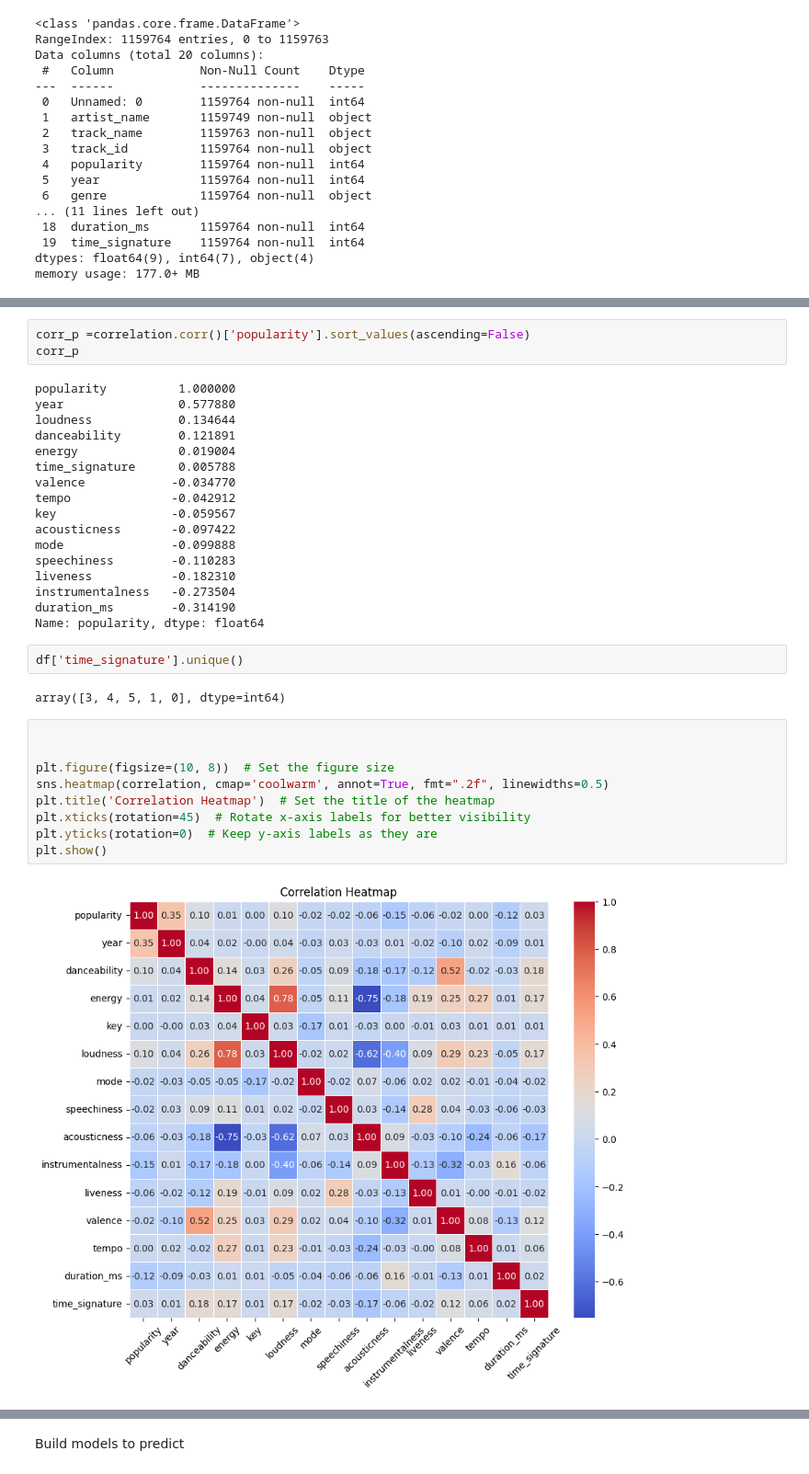
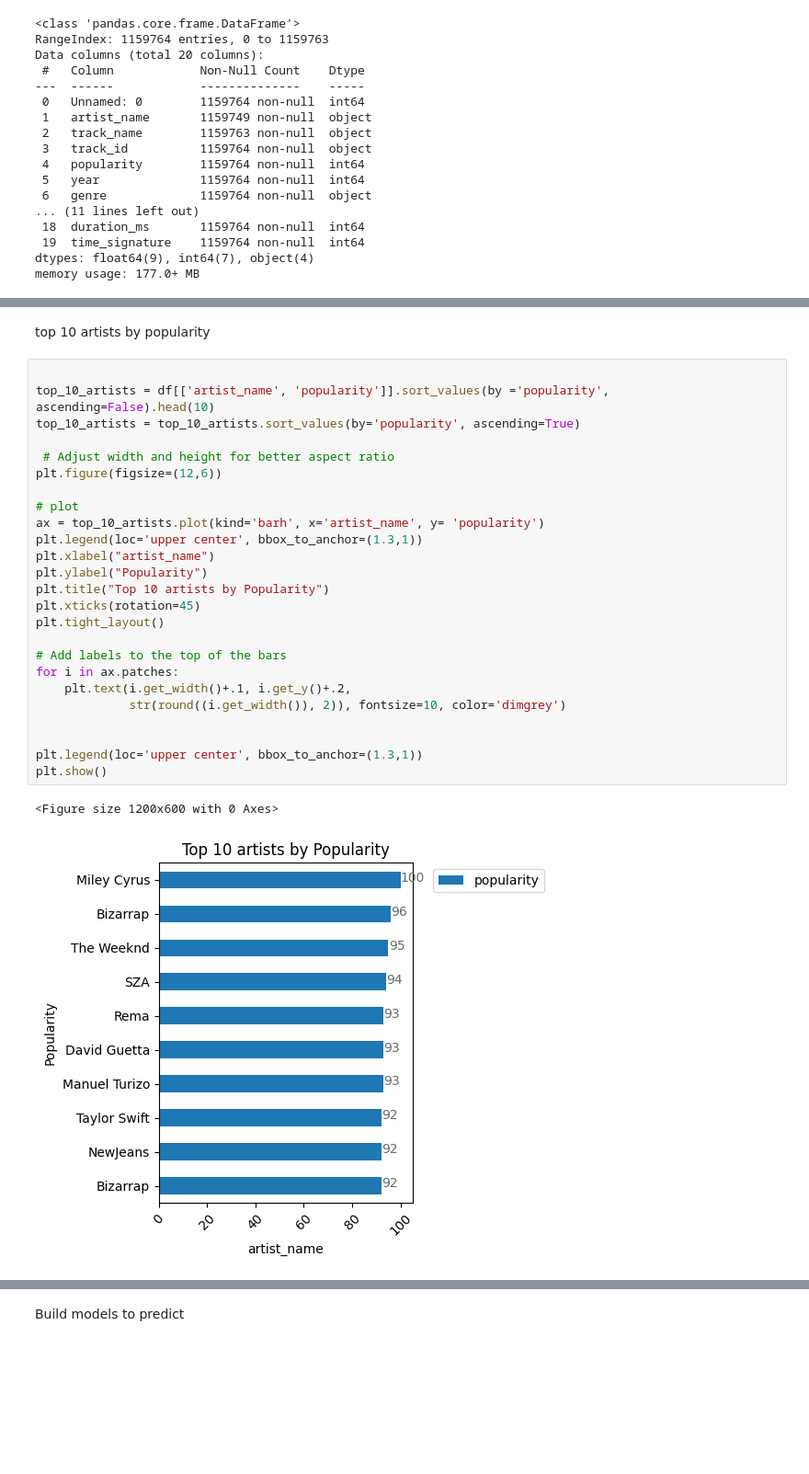
Before and after one commit to annwanginnt/data_scirence, a Jupyter notebook: groupwork.ipynb, the cells around one changed output, grey strips where cells are left out. Shown at 92% size. Drawn from its saved outputs; the diff is of its cells as text; blank space fills up the shorter version.

```diff
--- a/groupwork.ipynb
+++ b/groupwork.ipynb
@@ -159,35 +321,30 @@ time_signature          1.000000
-# %%
-corr_p =correlation.corr()['popularity'].sort_values(ascending=False)
-corr_p
-# %% [output]
-popularity          1.000000
-year                0.577880
-loudness            0.134644
-danceability        0.121891
-energy              0.019004
-time_signature      0.005788
-valence            -0.034770
-tempo              -0.042912
-key                -0.059567
-acousticness       -0.097422
-mode               -0.099888
-speechiness        -0.110283
-liveness           -0.182310
-instrumentalness   -0.273504
-duration_ms        -0.314190
-Name: popularity, dtype: float64
-# %%
-df['time_signature'].unique()
-# %% [output]
-array([3, 4, 5, 1, 0], dtype=int64)
-# %%
-
-
-plt.figure(figsize=(10, 8))  # Set the figure size
-sns.heatmap(correlation, cmap='coolwarm', annot=True, fmt=".2f", linewidths=0.5)
-plt.title('Correlation Heatmap')  # Set the title of the heatmap
-plt.xticks(rotation=45)  # Rotate x-axis labels for better visibility
-plt.yticks(rotation=0)  # Keep y-axis labels as they are
-plt.show()
-# %% [output]
-[figure, removed]
+# %% [markdown]
+top 10 artists by popularity
+# %%
+
+top_10_artists = df[['artist_name', 'popularity']].sort_values(by ='popularity', ascending=False).head(10)
+top_10_artists = top_10_artists.sort_values(by='popularity', ascending=True)
+
+ # Adjust width and height for better aspect ratio
+plt.figure(figsize=(12,6))
+
+# plot
+ax = top_10_artists.plot(kind='barh', x='artist_name', y= 'popularity')
+plt.legend(loc='upper center', bbox_to_anchor=(1.3,1))
+plt.xlabel("artist_name")
+plt.ylabel("Popularity")
+plt.title("Top 10 artists by Popularity")
+plt.xticks(rotation=45)
+plt.tight_layout()
+
+# Add labels to the top of the bars
+for i in ax.patches:
+    plt.text(i.get_width()+.1, i.get_y()+.2,
+             str(round((i.get_width()), 2)), fontsize=10, color='dimgrey')
+
+
+plt.legend(loc='upper center', bbox_to_anchor=(1.3,1))
+plt.show()
+# %% [output]
+<Figure size 1200x600 with 0 Axes>
+[figure, added]
```
Also changed, not shown: parts of 65 cells of this notebook.
